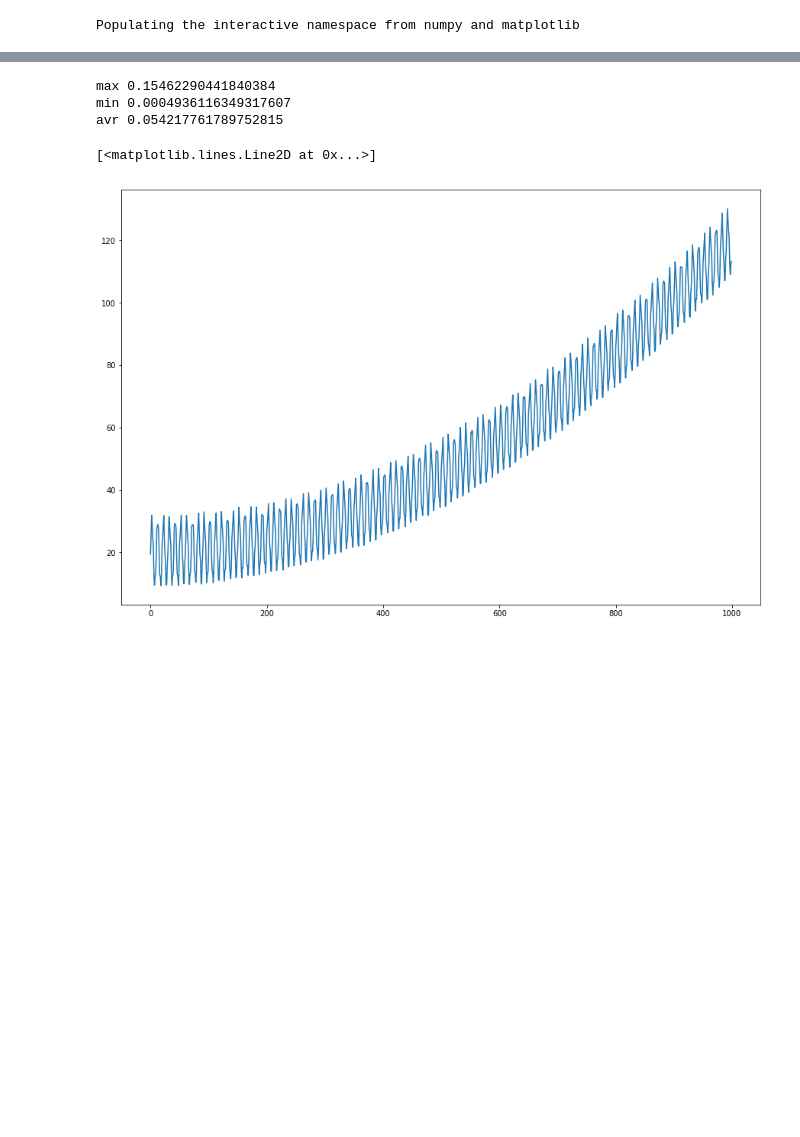
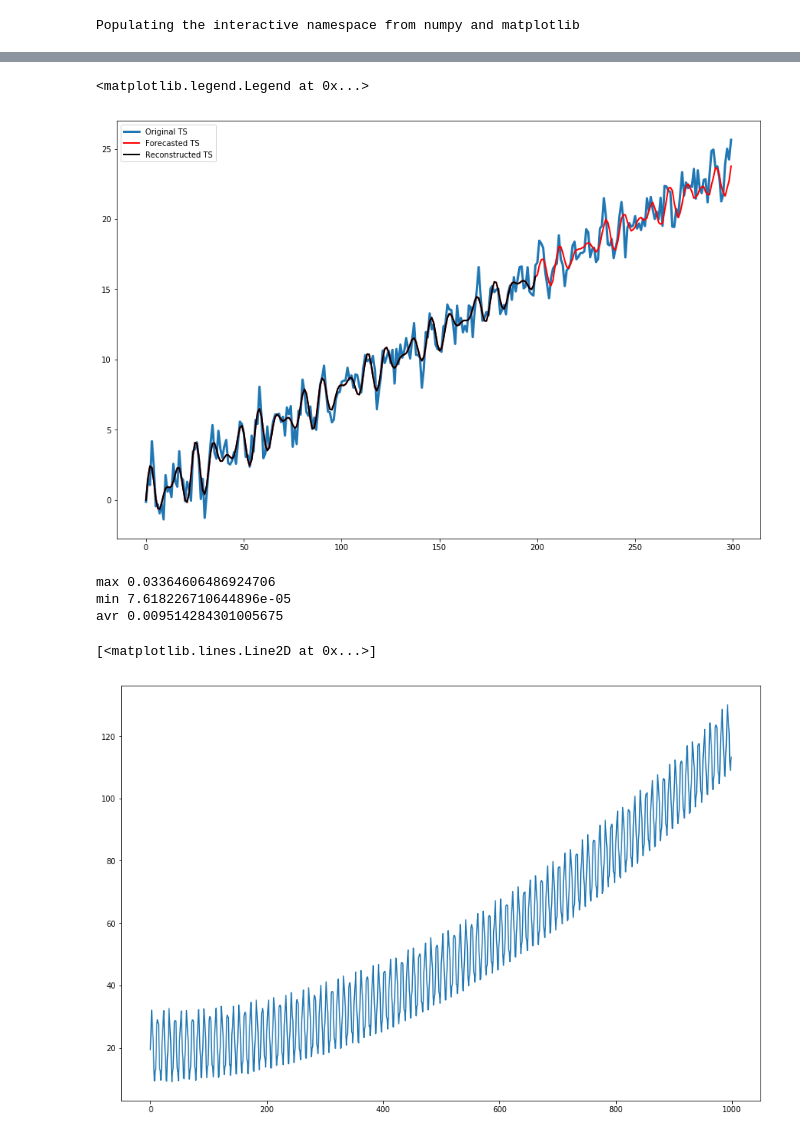
Before and after one commit to kiryakm/SSA, a Jupyter notebook: Example.ipynb, the cells around one changed output, grey strips where cells are left out. Drawn from its saved outputs; the diff is of its cells as text; code cells hidden in the pictures; blank space fills up the shorter version.

```diff
--- a/Example.ipynb
+++ b/Example.ipynb
@@ -79,9 +63,19 @@ pylab.plot(np.arange(250, 300), ssa.Xfor, color = "red")
+# %%
+tsPredict = ssa.forecast(100)
+tsn = np.arange(len(tsReconstruct))
+plt.plot(t, F, linewidth = 3, label = "Original TS")
+plt.plot(t, tsPredict, color = "red", linewidth = 2, label = "Forecasted TS")
+plt.plot(tsn, tsReconstruct, color = "black", linewidth = 2, label = "Reconstructed TS")
+plt.legend()
+# %% [output]
+<matplotlib.legend.Legend at 0x...>
+[figure, added]
 # %%
-getDif(F[250:300], ssa.Xfor)
+getDif(F[200:300], tsPredict[200:300])
 # %% [output]
-max 0.15462290441840384
-min 0.0004936116349317607
-avr 0.054217761789752815
+max 0.03364606486924706
+min 7.618226710644896e-05
+avr 0.009514284301005675
 # %%
 N = 1000
 L = 300 # Длинна гусеницы
```
Also changed, not shown: parts of 26 cells of this notebook, 5 other files.
